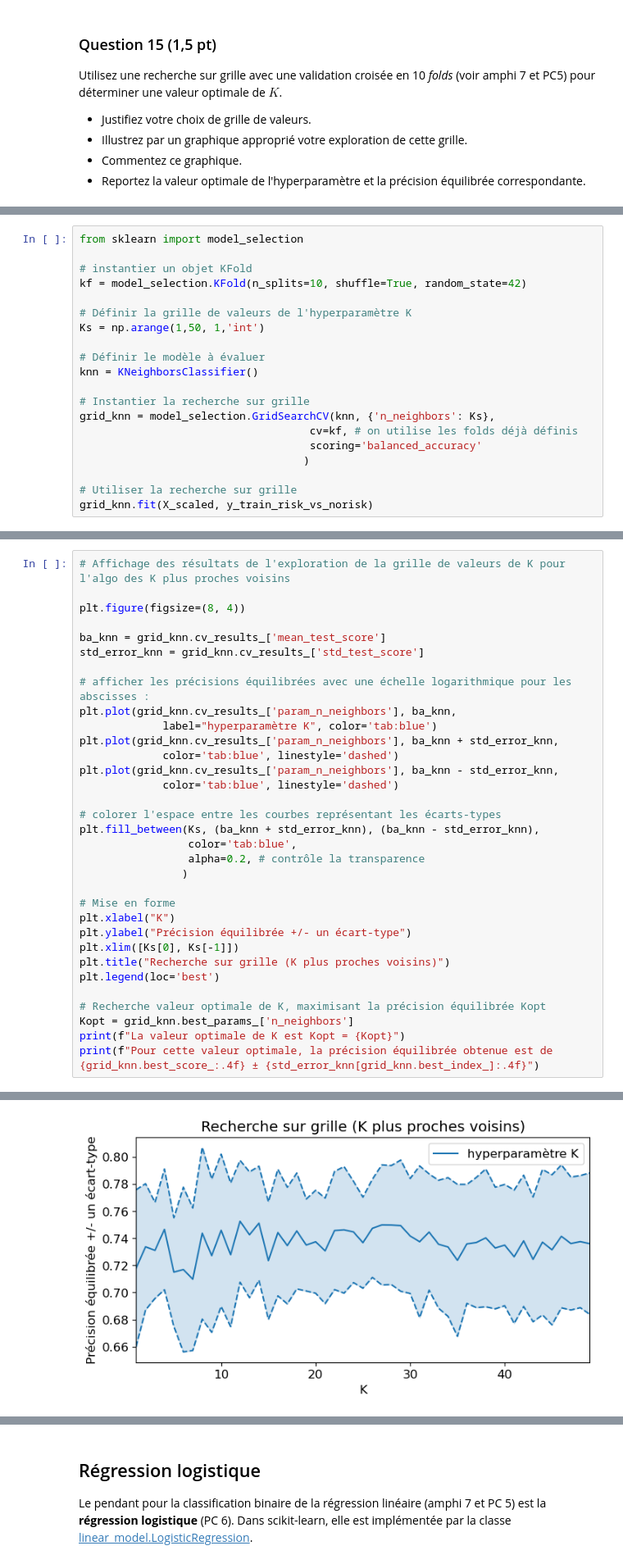
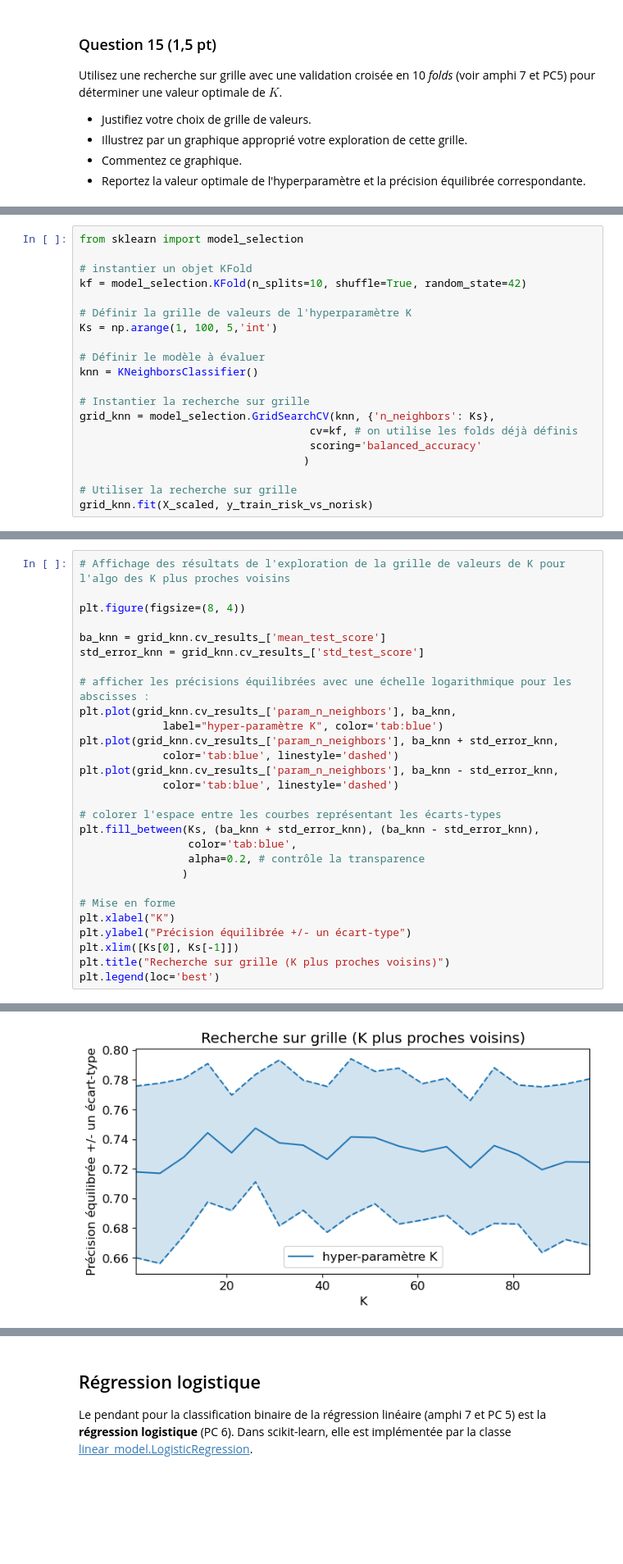
Before and after one commit to bavrillon/Projets_UE21, a Jupyter notebook: DATA/Projet_GR28.ipynb, the cells around one changed output, grey strips where cells are left out. Shown at 82% size. Drawn from its saved outputs; the diff is of its cells as text; blank space fills up the shorter version.

```diff
--- a/DATA/Projet_GR28.ipynb
+++ b/DATA/Projet_GR28.ipynb
@@ -363,7 +365,7 @@ from sklearn import model_selection
 kf = model_selection.KFold(n_splits=10, shuffle=True, random_state=42)
 
 # Définir la grille de valeurs de l'hyperparamètre K
-Ks = np.arange(1,50, 1,'int')
+Ks = np.arange(1, 100, 5,'int')
 
 # Définir le modèle à évaluer
 knn = KNeighborsClassifier()
@@ -397,7 +394,7 @@ std_error_knn = grid_knn.cv_results_['std_test_score']
 
 # afficher les précisions équilibrées avec une échelle logarithmique pour les abscisses :
 plt.plot(grid_knn.cv_results_['param_n_neighbors'], ba_knn,
-             label="hyperparamètre K", color='tab:blue')
+             label="hyper-paramètre K", color='tab:blue')
 plt.plot(grid_knn.cv_results_['param_n_neighbors'], ba_knn + std_error_knn,
              color='tab:blue', linestyle='dashed')
 plt.plot(grid_knn.cv_results_['param_n_neighbors'], ba_knn - std_error_knn,
@@ -415,9 +412,4 @@ plt.ylabel("Précision équilibrée +/- un écart-type")
 plt.xlim([Ks[0], Ks[-1]])
 plt.title("Recherche sur grille (K plus proches voisins)")
 plt.legend(loc='best')
-
-# Recherche valeur optimale de K, maximisant la précision équilibrée Kopt
-Kopt = grid_knn.best_params_['n_neighbors']
-print(f"La valeur optimale de K est Kopt = {Kopt}")
-print(f"Pour cette valeur optimale, la précision équilibrée obtenue est de {grid_knn.best_score_:.4f} ± {std_error_knn[grid_knn.best_index_]:.4f}")
 # %% [output]
@@ -426 +417 @@ Pour cette valeur optimale, la précision équilibrée obtenue est de 0.7525 ±
-[figure, old version]
+[figure, new version]
```
Also changed, not shown: parts of 18 cells of this notebook.
